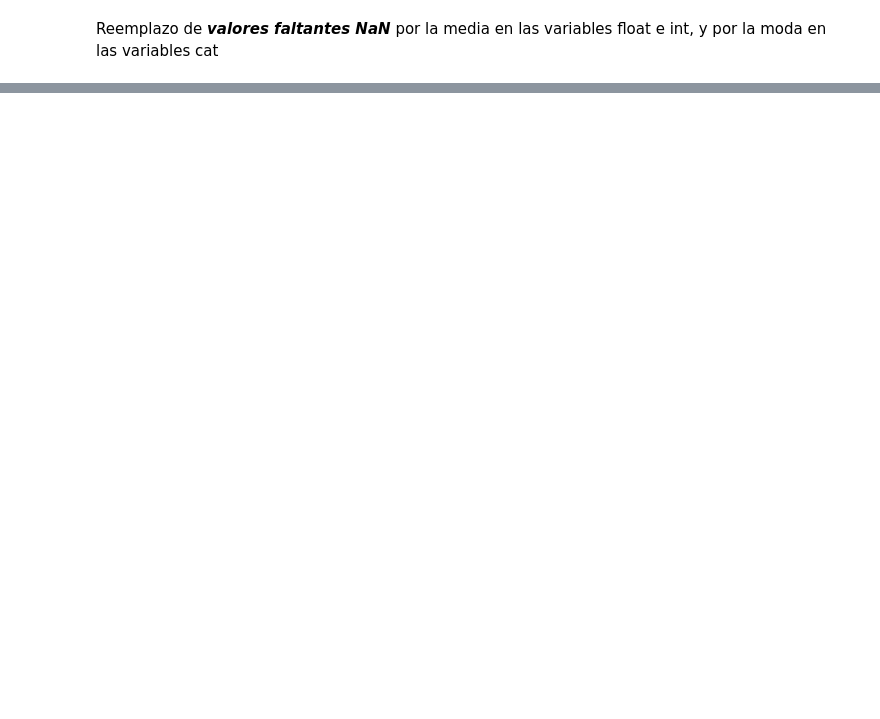
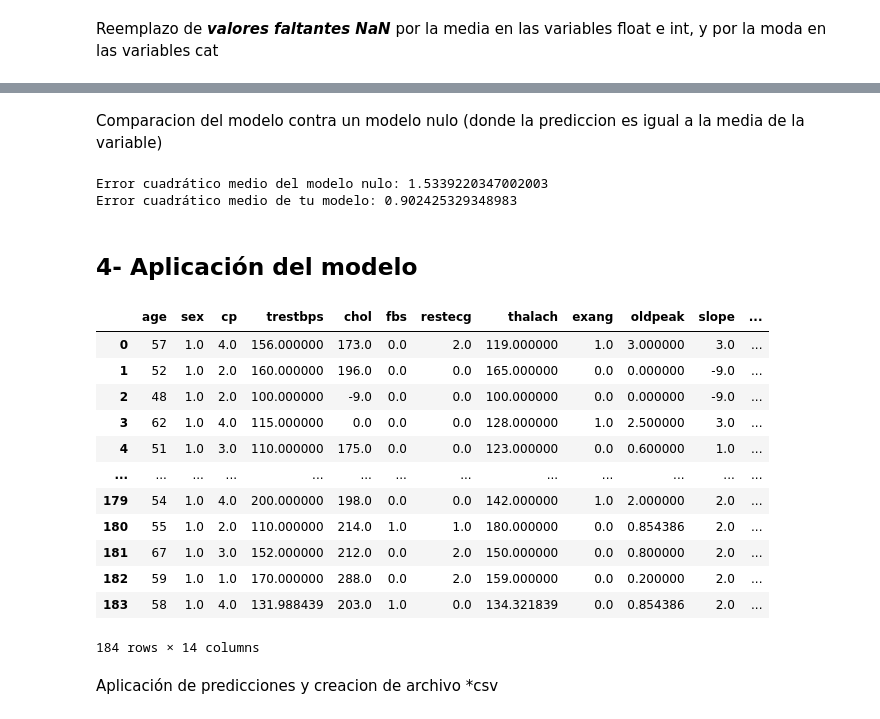
Before and after one commit to cmarty02/DATACADABRA_DataProject_3, a Jupyter notebook: data_raw/Data_Project_3.ipynb, the cells around one changed output, grey strips where cells are left out. Saved outputs shown, nothing was run; the diff lists cells and outputs as text; code cells hidden in the pictures; blank space fills up the shorter version.

Commit message:
end_to_end_listo
Modelo aplicado

```diff
--- a/data_raw/Data_Project_3.ipynb
+++ b/data_raw/Data_Project_3.ipynb
@@ -442,0 +491,32 @@ memory usage: 11.8 KB
+# %%
+from sklearn.model_selection import train_test_split
+from sklearn.linear_model import LinearRegression
+from sklearn.metrics import mean_squared_error
+from sklearn.preprocessing import OneHotEncoder
+
+# Identificar las filas con valores negativos
+valores_negativos = (train < 0).any(axis=1)
+
+# Eliminar las filas con valores negativos
+train = train[~valores_negativos]
+
+# Paso 1: Dividir los datos en conjuntos de entrenamiento y prueba
+X = train.drop('label', axis=1)  # Variables independientes
+y = train['label']  # Variable dependiente
+
+X_train, X_test, y_train, y_test = train_test_split(X, y, test_size=0.2, random_state=42)
+
+# Paso 2: Seleccionar y entrenar el modelo de regresión
+model = LinearRegression()
+model.fit(X_train, y_train)
+
+# Paso 3: Evaluar el rendimiento del modelo
+train_predictions = model.predict(X_train)
+test_predictions = model.predict(X_test)
+
+
+train_mse = mean_squared_error(y_train, train_predictions)
+test_mse = mean_squared_error(y_test, test_predictions)
+
+print("Error cuadrático medio en conjunto de entrenamiento:", train_mse)
+print("Error cuadrático medio en conjunto de prueba:", test_mse)
@@ -442,0 +552,46 @@ memory usage: 11.8 KB
+# %% [markdown]
+Comparacion del modelo contra un modelo nulo (donde la prediccion es igual a la media de la variable)
+# %%
+from sklearn.metrics import mean_squared_error
+from sklearn.dummy import DummyRegressor
+
+# Crear un modelo DummyRegressor para comparar
+dummy_model = DummyRegressor(strategy="mean")
+dummy_model.fit(X_train, y_train)
+dummy_predictions = dummy_model.predict(X_test)
+dummy_mse = mean_squared_error(y_test, dummy_predictions)
+
+# Calcula el error cuadrático medio del modelo
+model_mse = mean_squared_error(y_test, test_predictions)
+
+print("Error cuadrático medio del modelo nulo:", dummy_mse)
+print("Error cuadrático medio de tu modelo:", model_mse)
+# %% [output]
+Error cuadrático medio del modelo nulo: 1.5339220347002003
+Error cuadrático medio de tu modelo: 0.902425329348983
+# %% [markdown]
+## 4- Aplicación del modelo
+# %%
+# Hacer predicciones en los datos de test
+test_model = test
+
+# Agregar una columna 'label' con las predicciones al DataFrame de prueba y las redondea
+test_model['label'] = model.predict(test_model).round().clip(0, 4)
+
+test_model
+# %% [output]
+|  | age | sex | cp | trestbps | chol | fbs | restecg | thalach | exang | oldpeak | slope | ... |
+| 0 | 57 | 1.0 | 4.0 | 156.000000 | 173.0 | 0.0 | 2.0 | 119.000000 | 1.0 | 3.000000 | 3.0 | ... |
+| 1 | 52 | 1.0 | 2.0 | 160.000000 | 196.0 | 0.0 | 0.0 | 165.000000 | 0.0 | 0.000000 | -9.0 | ... |
+| 2 | 48 | 1.0 | 2.0 | 100.000000 | -9.0 | 0.0 | 0.0 | 100.000000 | 0.0 | 0.000000 | -9.0 | ... |
+| 3 | 62 | 1.0 | 4.0 | 115.000000 | 0.0 | 0.0 | 0.0 | 128.000000 | 1.0 | 2.500000 | 3.0 | ... |
+| 4 | 51 | 1.0 | 3.0 | 110.000000 | 175.0 | 0.0 | 0.0 | 123.000000 | 0.0 | 0.600000 | 1.0 | ... |
+| ... | ... | ... | ... | ... | ... | ... | ... | ... | ... | ... | ... | ... |
+| 179 | 54 | 1.0 | 4.0 | 200.000000 | 198.0 | 0.0 | 0.0 | 142.000000 | 1.0 | 2.000000 | 2.0 | ... |
+| 180 | 55 | 1.0 | 2.0 | 110.000000 | 214.0 | 1.0 | 1.0 | 180.000000 | 0.0 | 0.854386 | 2.0 | ... |
+| 181 | 67 | 1.0 | 3.0 | 152.000000 | 212.0 | 0.0 | 2.0 | 150.000000 | 0.0 | 0.800000 | 2.0 | ... |
+| 182 | 59 | 1.0 | 1.0 | 170.000000 | 288.0 | 0.0 | 2.0 | 159.000000 | 0.0 | 0.200000 | 2.0 | ... |
+| 183 | 58 | 1.0 | 4.0 | 131.988439 | 203.0 | 1.0 | 0.0 | 134.321839 | 0.0 | 0.854386 | 2.0 | ... |
+184 rows × 14 columns
+# %% [markdown]
+Aplicación de predicciones y creacion de archivo *csv
```
Also changed, not shown: parts of 26 cells of this notebook, 1 other file.
